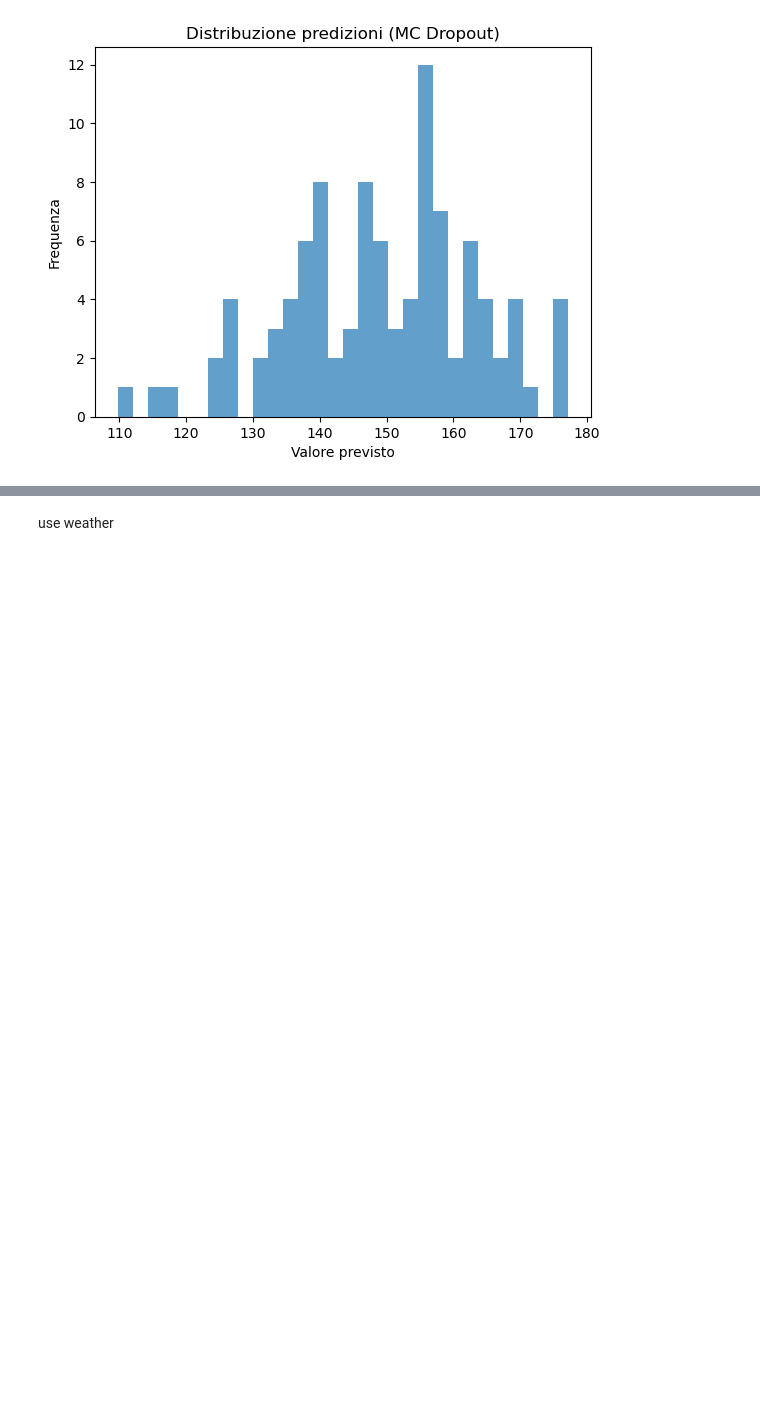
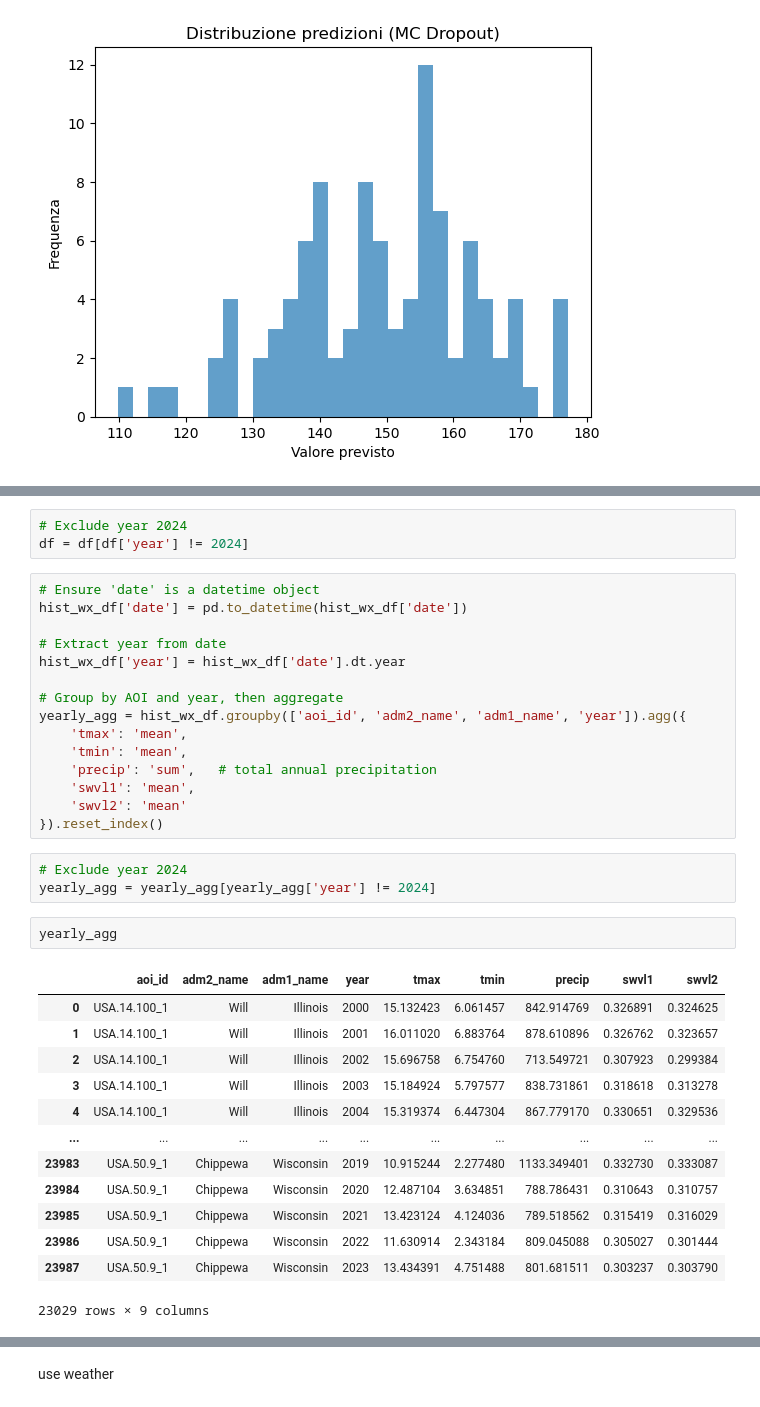
Before and after one commit to AntonioDonnangelo/Predicting-2024-US-Corn-Yield, a Jupyter notebook: Predicting_2024_US_Corn_Yield.ipynb, the cells around one changed output, grey strips where cells are left out. Saved outputs shown, nothing was run; the diff lists cells and outputs as text; blank space fills up the shorter version.

```diff
--- a/Predicting_2024_US_Corn_Yield.ipynb
+++ b/Predicting_2024_US_Corn_Yield.ipynb
@@ -1155,0 +1139,37 @@ ts
+# %%
+# Exclude year 2024
+df = df[df['year'] != 2024]
+# %%
+# Ensure 'date' is a datetime object
+hist_wx_df['date'] = pd.to_datetime(hist_wx_df['date'])
+
+# Extract year from date
+hist_wx_df['year'] = hist_wx_df['date'].dt.year
+
+# Group by AOI and year, then aggregate
+yearly_agg = hist_wx_df.groupby(['aoi_id', 'adm2_name', 'adm1_name', 'year']).agg({
+    'tmax': 'mean',
+    'tmin': 'mean',
+    'precip': 'sum',   # total annual precipitation
+    'swvl1': 'mean',
+    'swvl2': 'mean'
+}).reset_index()
+# %%
+# Exclude year 2024
+yearly_agg = yearly_agg[yearly_agg['year'] != 2024]
+# %%
+yearly_agg
+# %% [output]
+|  | aoi_id | adm2_name | adm1_name | year | tmax | tmin | precip | swvl1 | swvl2 |
+| 0 | USA.14.100_1 | Will | Illinois | 2000 | 15.132423 | 6.061457 | 842.914769 | 0.326891 | 0.324625 |
+| 1 | USA.14.100_1 | Will | Illinois | 2001 | 16.011020 | 6.883764 | 878.610896 | 0.326762 | 0.323657 |
+| 2 | USA.14.100_1 | Will | Illinois | 2002 | 15.696758 | 6.754760 | 713.549721 | 0.307923 | 0.299384 |
+| 3 | USA.14.100_1 | Will | Illinois | 2003 | 15.184924 | 5.797577 | 838.731861 | 0.318618 | 0.313278 |
+| 4 | USA.14.100_1 | Will | Illinois | 2004 | 15.319374 | 6.447304 | 867.779170 | 0.330651 | 0.329536 |
+| ... | ... | ... | ... | ... | ... | ... | ... | ... | ... |
+| 23983 | USA.50.9_1 | Chippewa | Wisconsin | 2019 | 10.915244 | 2.277480 | 1133.349401 | 0.332730 | 0.333087 |
+| 23984 | USA.50.9_1 | Chippewa | Wisconsin | 2020 | 12.487104 | 3.634851 | 788.786431 | 0.310643 | 0.310757 |
+| 23985 | USA.50.9_1 | Chippewa | Wisconsin | 2021 | 13.423124 | 4.124036 | 789.518562 | 0.315419 | 0.316029 |
+| 23986 | USA.50.9_1 | Chippewa | Wisconsin | 2022 | 11.630914 | 2.343184 | 809.045088 | 0.305027 | 0.301444 |
+| 23987 | USA.50.9_1 | Chippewa | Wisconsin | 2023 | 13.434391 | 4.751488 | 801.681511 | 0.303237 | 0.303790 |
+23029 rows × 9 columns
```
Also changed, not shown: parts of 41 cells of this notebook.
